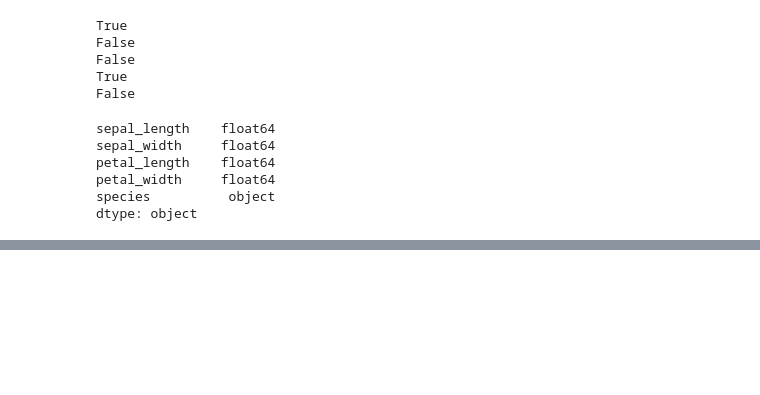
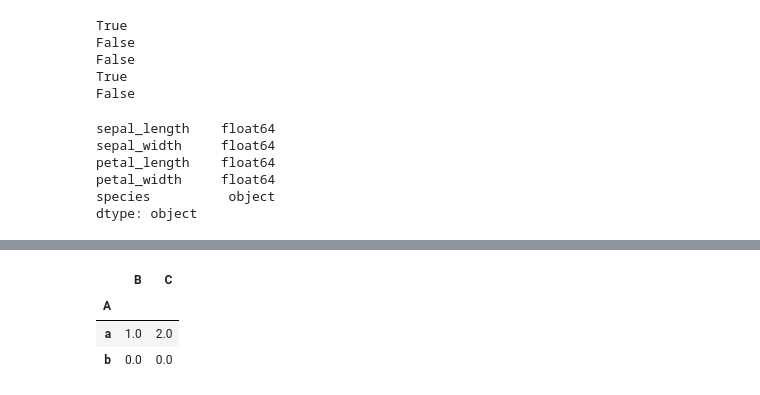
Before and after one commit to jacobdadams/notes, a Jupyter notebook: Pandas.ipynb, the cells around one changed output, grey strips where cells are left out. Cells and saved outputs as stored; diff of their text form; code cells hidden in the pictures; blank space fills up the shorter version.

```diff
--- a/Pandas.ipynb
+++ b/Pandas.ipynb
@@ -304,0 +352,7 @@ cleaned = iris.loc[:, ['sepal_length', 'sepal_width']].copy()  #: explicitely co
+# %%
+g1[['B', 'C']].apply(lambda x: x.astype(float).max() - x.min()) #: For each column in the group, return the max minus the minimum
+# %% [output]
+|  | B | C |
+| A |  |  |
+| a | 1.0 | 2.0 |
+| b | 0.0 | 0.0 |
```
Also changed, not shown: parts of 16 cells of this notebook.
